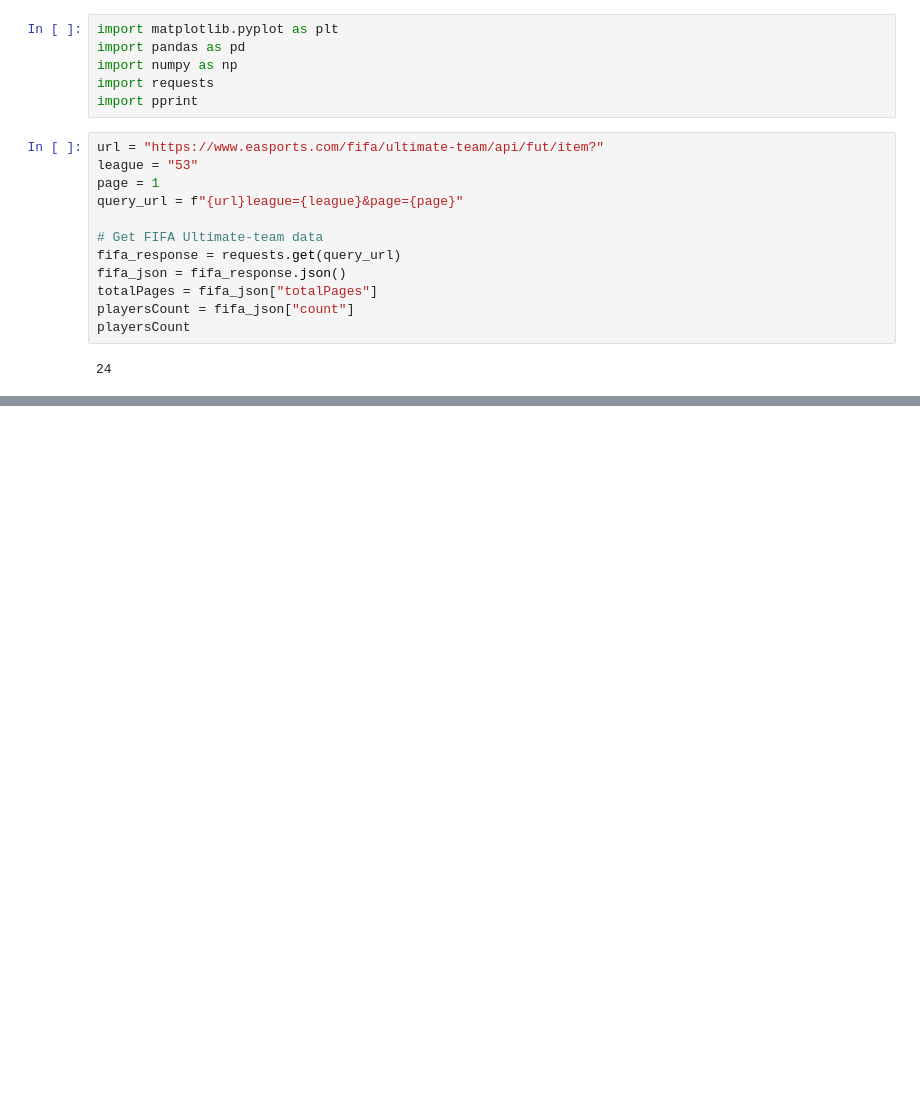
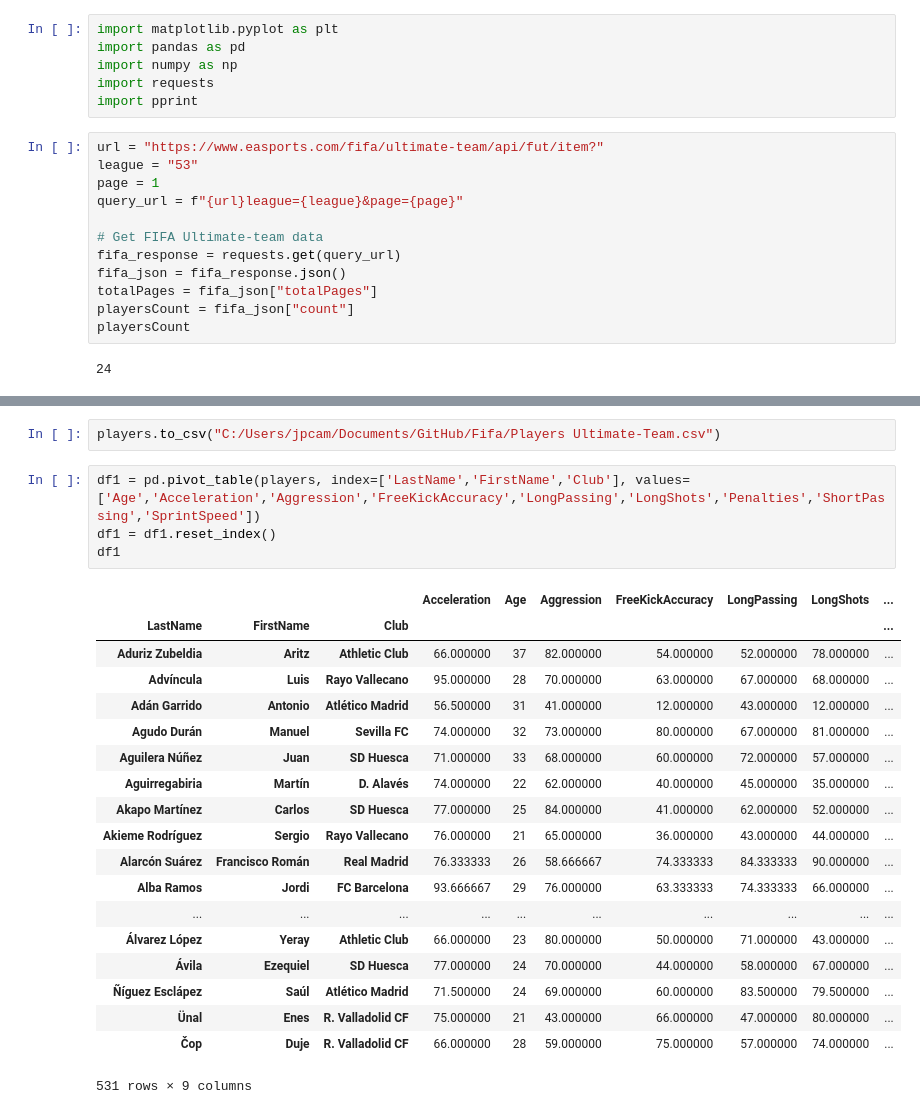
Before and after one commit to GSRichie/Fifa, a Jupyter notebook: Ultimate-Team API.ipynb, the cells around one changed output, grey strips where cells are left out. Saved outputs shown, nothing was run; the diff lists cells and outputs as text; blank space fills up the shorter version.

```diff
--- a/Ultimate-Team API.ipynb
+++ b/Ultimate-Team API.ipynb
@@ -58,0 +59,26 @@ players
+# %%
+players.to_csv("C:/Users/jpcam/Documents/GitHub/Fifa/Players Ultimate-Team.csv")
+# %%
+df1 = pd.pivot_table(players, index=['LastName','FirstName','Club'], values=['Age','Acceleration','Aggression','FreeKickAccuracy','LongPassing','LongShots','Penalties','ShortPassing','SprintSpeed'])
+df1 = df1.reset_index()
+df1
+# %% [output]
+|  |  |  | Acceleration | Age | Aggression | FreeKickAccuracy | LongPassing | LongShots | ... |
+| LastName | FirstName | Club |  |  |  |  |  |  | ... |
+| Aduriz Zubeldia | Aritz | Athletic Club | 66.000000 | 37 | 82.000000 | 54.000000 | 52.000000 | 78.000000 | ... |
+| Advíncula | Luis | Rayo Vallecano | 95.000000 | 28 | 70.000000 | 63.000000 | 67.000000 | 68.000000 | ... |
+| Adán Garrido | Antonio | Atlético Madrid | 56.500000 | 31 | 41.000000 | 12.000000 | 43.000000 | 12.000000 | ... |
+| Agudo Durán | Manuel | Sevilla FC | 74.000000 | 32 | 73.000000 | 80.000000 | 67.000000 | 81.000000 | ... |
+| Aguilera Núñez | Juan | SD Huesca | 71.000000 | 33 | 68.000000 | 60.000000 | 72.000000 | 57.000000 | ... |
+| Aguirregabiria | Martín | D. Alavés | 74.000000 | 22 | 62.000000 | 40.000000 | 45.000000 | 35.000000 | ... |
+| Akapo Martínez | Carlos | SD Huesca | 77.000000 | 25 | 84.000000 | 41.000000 | 62.000000 | 52.000000 | ... |
+| Akieme Rodríguez | Sergio | Rayo Vallecano | 76.000000 | 21 | 65.000000 | 36.000000 | 43.000000 | 44.000000 | ... |
+| Alarcón Suárez | Francisco Román | Real Madrid | 76.333333 | 26 | 58.666667 | 74.333333 | 84.333333 | 90.000000 | ... |
+| Alba Ramos | Jordi | FC Barcelona | 93.666667 | 29 | 76.000000 | 63.333333 | 74.333333 | 66.000000 | ... |
+| ... | ... | ... | ... | ... | ... | ... | ... | ... | ... |
+| Álvarez López | Yeray | Athletic Club | 66.000000 | 23 | 80.000000 | 50.000000 | 71.000000 | 43.000000 | ... |
+| Ávila | Ezequiel | SD Huesca | 77.000000 | 24 | 70.000000 | 44.000000 | 58.000000 | 67.000000 | ... |
+| Ñíguez Esclápez | Saúl | Atlético Madrid | 71.500000 | 24 | 69.000000 | 60.000000 | 83.500000 | 79.500000 | ... |
+| Ünal | Enes | R. Valladolid CF | 75.000000 | 21 | 43.000000 | 66.000000 | 47.000000 | 80.000000 | ... |
+| Čop | Duje | R. Valladolid CF | 66.000000 | 28 | 59.000000 | 75.000000 | 57.000000 | 74.000000 | ... |
+531 rows × 9 columns
```
Also changed, not shown: parts of 6 cells of this notebook.
